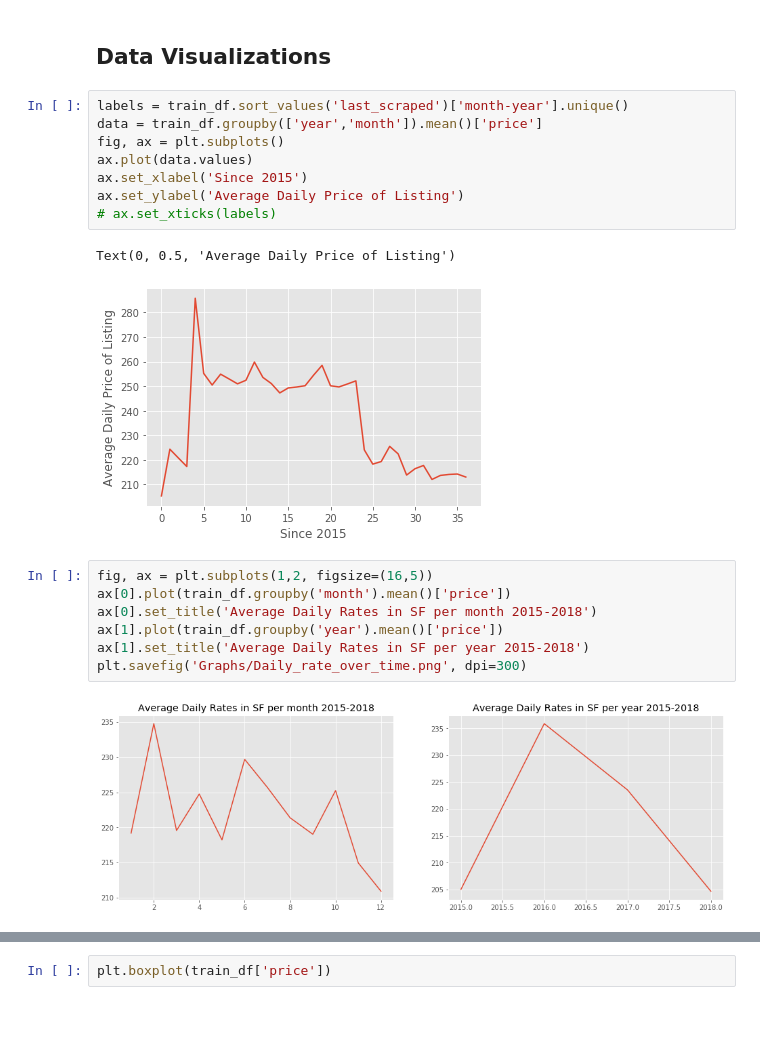
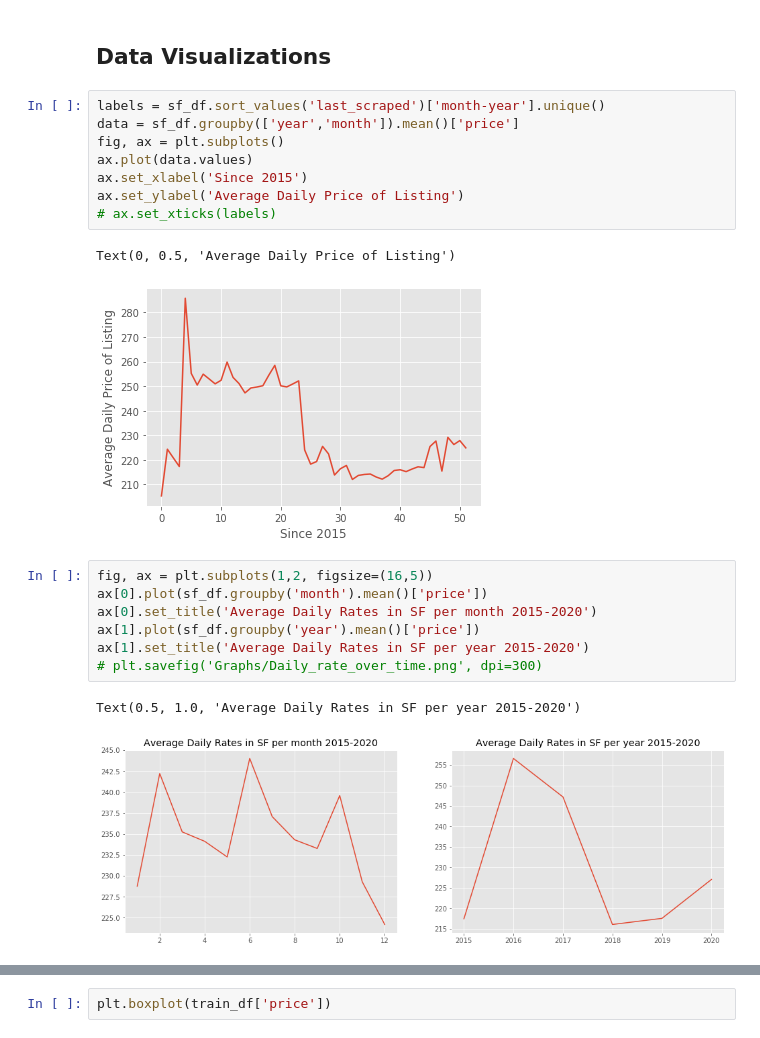
Before and after one commit to sherryduong93/Predict_AirBnB_Listings, a Jupyter notebook: Airbnb_Data_EDA.ipynb, the cells around one changed output, grey strips where cells are left out. Drawn from its saved outputs; the diff is of its cells as text.

```diff
--- a/Airbnb_Data_EDA.ipynb
+++ b/Airbnb_Data_EDA.ipynb
@@ -264,8 +268,8 @@ pd.set_option('display.max_rows', 50)
 # %% [markdown]
 ## Data Visualizations
 # %%
-labels = train_df.sort_values('last_scraped')['month-year'].unique()
-data = train_df.groupby(['year','month']).mean()['price']
+labels = sf_df.sort_values('last_scraped')['month-year'].unique()
+data = sf_df.groupby(['year','month']).mean()['price']
 fig, ax = plt.subplots()
 ax.plot(data.values)
 ax.set_xlabel('Since 2015')
@@ -273,16 +277,17 @@ ax.set_ylabel('Average Daily Price of Listing')
 # ax.set_xticks(labels)
 # %% [output]
 Text(0, 0.5, 'Average Daily Price of Listing')
-[figure, old version]
+[figure, new version]
 # %%
 fig, ax = plt.subplots(1,2, figsize=(16,5))
-ax[0].plot(train_df.groupby('month').mean()['price'])
-ax[0].set_title('Average Daily Rates in SF per month 2015-2018')
-ax[1].plot(train_df.groupby('year').mean()['price'])
-ax[1].set_title('Average Daily Rates in SF per year 2015-2018')
-plt.savefig('Graphs/Daily_rate_over_time.png', dpi=300)
+ax[0].plot(sf_df.groupby('month').mean()['price'])
+ax[0].set_title('Average Daily Rates in SF per month 2015-2020')
+ax[1].plot(sf_df.groupby('year').mean()['price'])
+ax[1].set_title('Average Daily Rates in SF per year 2015-2020')
+# plt.savefig('Graphs/Daily_rate_over_time.png', dpi=300)
 # %% [output]
+Text(0.5, 1.0, 'Average Daily Rates in SF per year 2015-2020')
-[figure, old version]
+[figure, new version]
 # %%
 #Pretty right skewed, may need to convert to log
 outlier_cutoff = 2000
```
Also changed, not shown: parts of 27 cells of this notebook, 2 other files.
